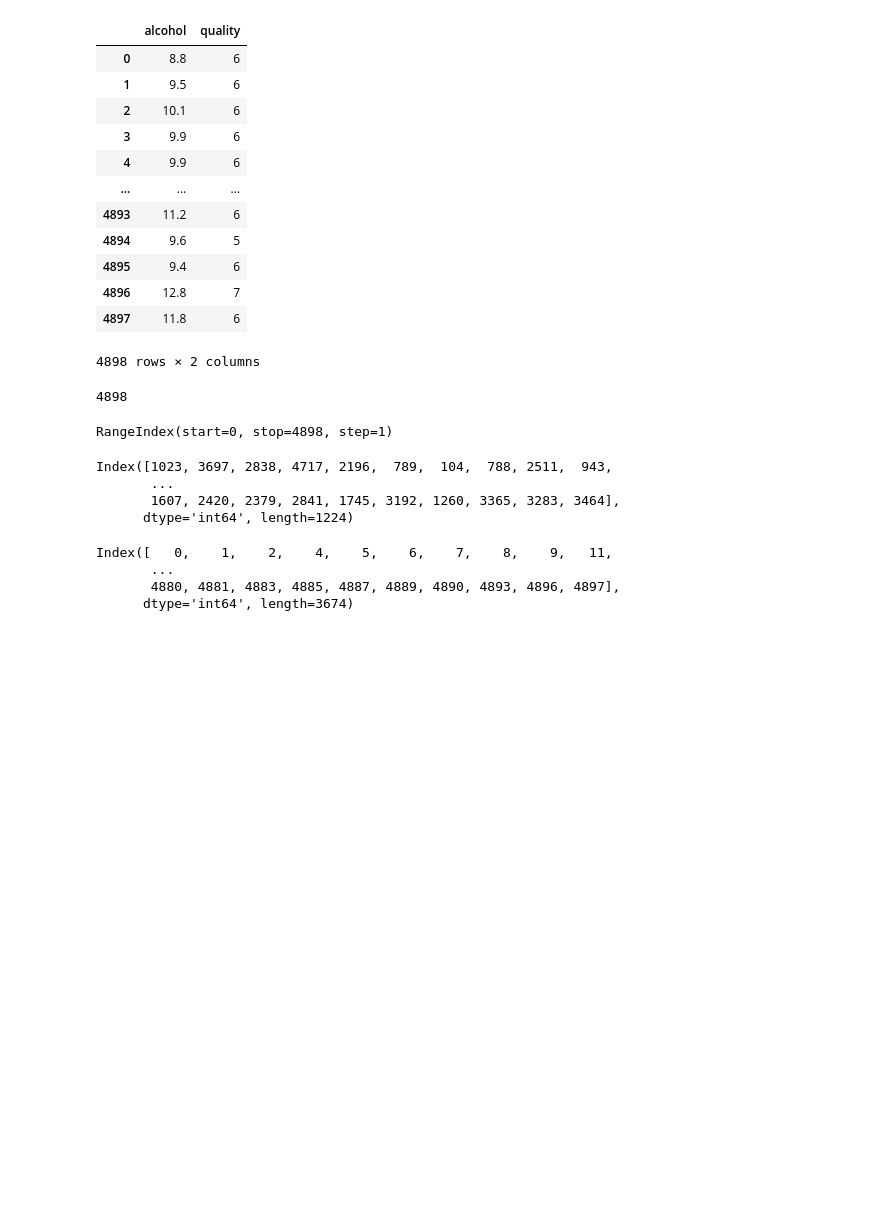
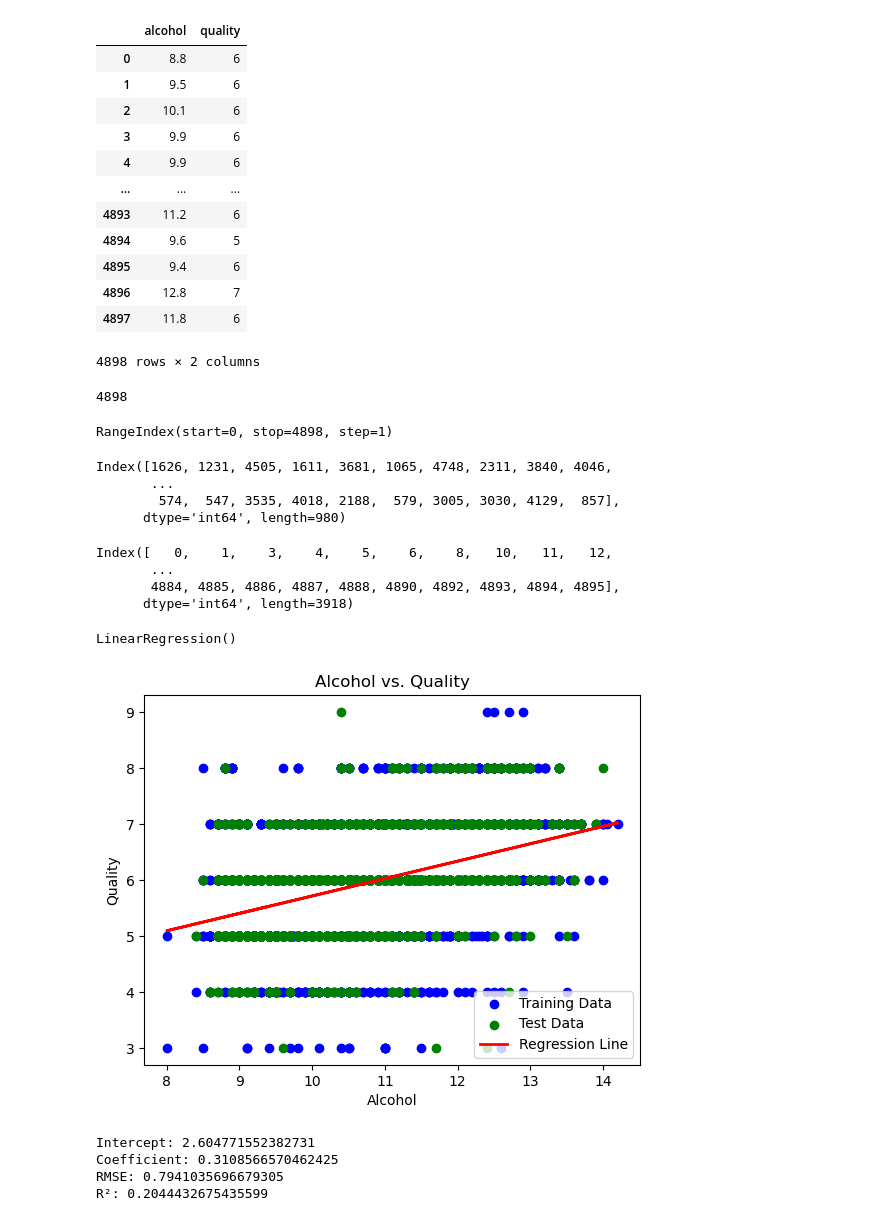
Before and after one commit to Truong-NguyenData/cs131, a Jupyter notebook: a4/Linear_Regression_model_singleInput.ipynb, the cells around one changed output. Drawn from its saved outputs; the diff is of its cells as text; code cells hidden in the pictures; blank space fills up the shorter version.

```diff
--- a/a4/Linear_Regression_model_singleInput.ipynb
+++ b/a4/Linear_Regression_model_singleInput.ipynb
@@ -37,19 +38,31 @@ ln_df.index
 RangeIndex(start=0, stop=4898, step=1)
 # %%
 #create dataframe containing random sample from lin_df row  that take 25% for test
-ln_holdout = ln_df.sample(frac=0.25)
+ln_holdout = ln_df.sample(frac=0.20)
 ln_holdout.index
 # %% [output]
-Index([1023, 3697, 2838, 4717, 2196,  789,  104,  788, 2511,  943,
+Index([1626, 1231, 4505, 1611, 3681, 1065, 4748, 2311, 3840, 4046,
        ...
-       1607, 2420, 2379, 2841, 1745, 3192, 1260, 3365, 3283, 3464],
-      dtype='int64', length=1224)
+        574,  547, 3535, 4018, 2188,  579, 3005, 3030, 4129,  857],
+      dtype='int64', length=980)
 # %%
 #take the rest
 ln_training = ln_df.loc[~ln_df.index.isin(ln_holdout.index)]
 ln_training.index
 # %% [output]
-Index([   0,    1,    2,    4,    5,    6,    7,    8,    9,   11,
+Index([   0,    1,    3,    4,    5,    6,    8,   10,   11,   12,
        ...
-       4880, 4881, 4883, 4885, 4887, 4889, 4890, 4893, 4896, 4897],
-      dtype='int64', length=3674)
+       4884, 4885, 4886, 4887, 4888, 4890, 4892, 4893, 4894, 4895],
+      dtype='int64', length=3918)
+# %%
+x_train = ln_training[['alcohol']]
+y_train = ln_training['quality']
+# %%
+# Train the linear regression model
+model = LinearRegression()
+model.fit(x_train, y_train)
+# %% [output]
+LinearRegression()
+# %%
+x_test = ln_holdout[['alcohol']]
+y_test = ln_holdout['quality']
@@ -55,0 +71,38 @@ Index([   0,    1,    2,    4,    5,    6,    7,    8,    9,   11,
+# %%
+
+# Plotting the training data
+plt.scatter(x_train, y_train, color='blue', label='Training Data')
+# Plotting the test data
+plt.scatter(x_test, y_test, color='green', label='Test Data')
+
+# Plotting the regression line
+plt.plot(x_train, model.predict(x_train), color='red', linewidth=2, label='Regression Line')
+
+plt.xlabel('Alcohol')
+plt.ylabel('Quality')
+plt.legend()
+plt.title('Alcohol vs. Quality')
+
+# Show the plot
+plt.show()
+# %% [output]
+[figure, added]
+# %%
+# Model parameters
+intercept = model.intercept_
+coefficient = model.coef_[0]
+
+# Model evaluation
+rmse = np.sqrt(mean_squared_error(y_test, y_pred))
+r_squared = r2_score(y_test, y_pred)
+
+# Print results
+print(f"Intercept: {intercept}")
+print(f"Coefficient: {coefficient}")
+print(f"RMSE: {rmse}")
+print(f"R²: {r_squared}")
+# %% [output]
+Intercept: 2.604771552382731
+Coefficient: 0.3108566570462425
+RMSE: 0.7941035696679305
+R²: 0.2044432675435599
```
Also changed, not shown: parts of 2 cells of this notebook, 1 other file.
